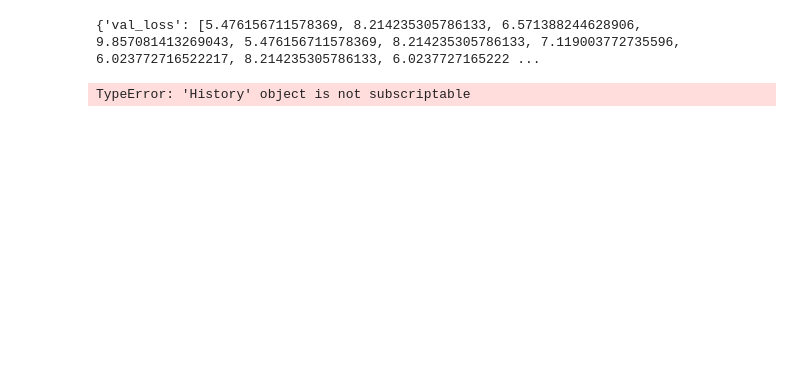
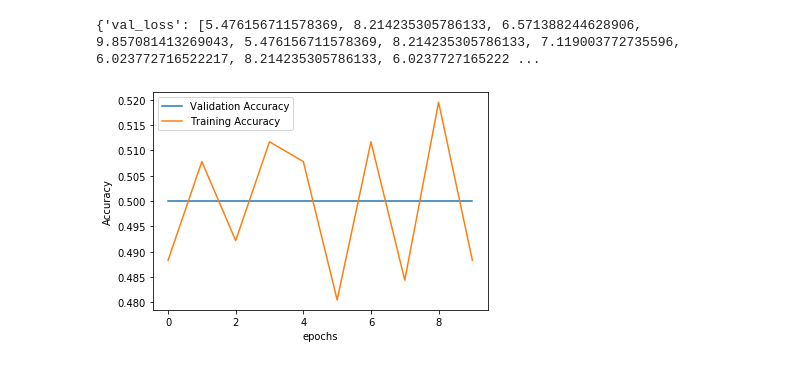
Before and after one commit to dakshtrehan/Covid-19-Detection, a Jupyter notebook: Covid-19 Detection.ipynb, the cells around one changed output. Saved outputs shown, nothing was run; the diff lists cells and outputs as text; code cells hidden in the pictures; blank space fills up the shorter version.

```diff
--- a/Covid-19 Detection.ipynb
+++ b/Covid-19 Detection.ipynb
@@ -67,6 +72,10 @@ Found 60 images belonging to 2 classes.
-# %%
-hist = model.fit_generator?
 # %%
-hist = model.fit_generator(train_generator, steps_per_epoch = 8, epochs =10, validation_data=validation_generator)
+hist_new = model.fit_generator(
+    train_generator,
+    steps_per_epoch=8,
+    epochs = 10,
+    validation_data = validation_generator,
+    validation_steps=2
+)
 # %% [output]
 Epoch 1/10
@@ -95,12 +104,11 @@ print(summary)
 # %% [output]
 {'val_loss': [5.476156711578369, 8.214235305786133, 6.571388244628906, 9.857081413269043, 5.476156711578369, 8.214235305786133, 7.119003772735596, 6.023772716522217, 8.214235305786133, 6.0237727165222 ...
 # %%
-import matplotlib.pyplot as plt
 plt.plot(summary["val_accuracy"],label="Validation Accuracy")
-plt.plot(summ["accuracy"],label="Training Accuracy")
+plt.plot(summary["accuracy"],label="Training Accuracy")
 plt.legend()
 plt.xlabel("epochs")
 plt.ylabel("Accuracy")
 plt.show()
 # %% [output]
-TypeError: 'History' object is not subscriptable
+[figure, added]
```
Also changed, not shown: parts of 15 cells of this notebook, 1 other file.
